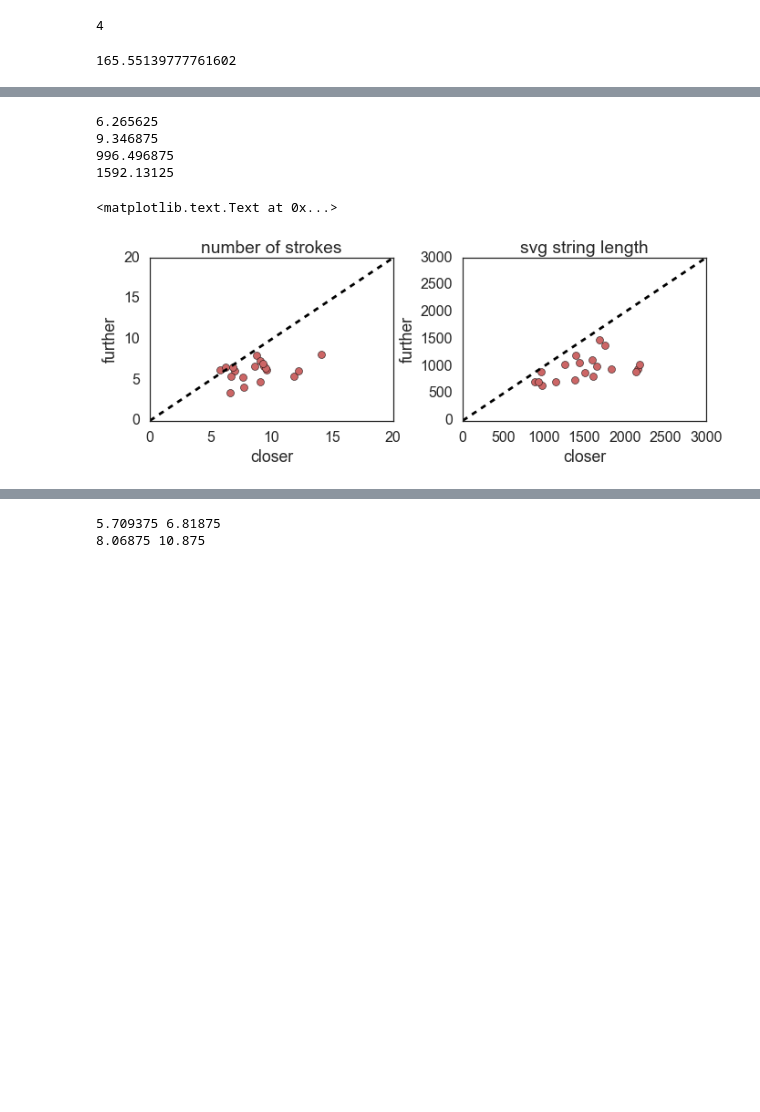
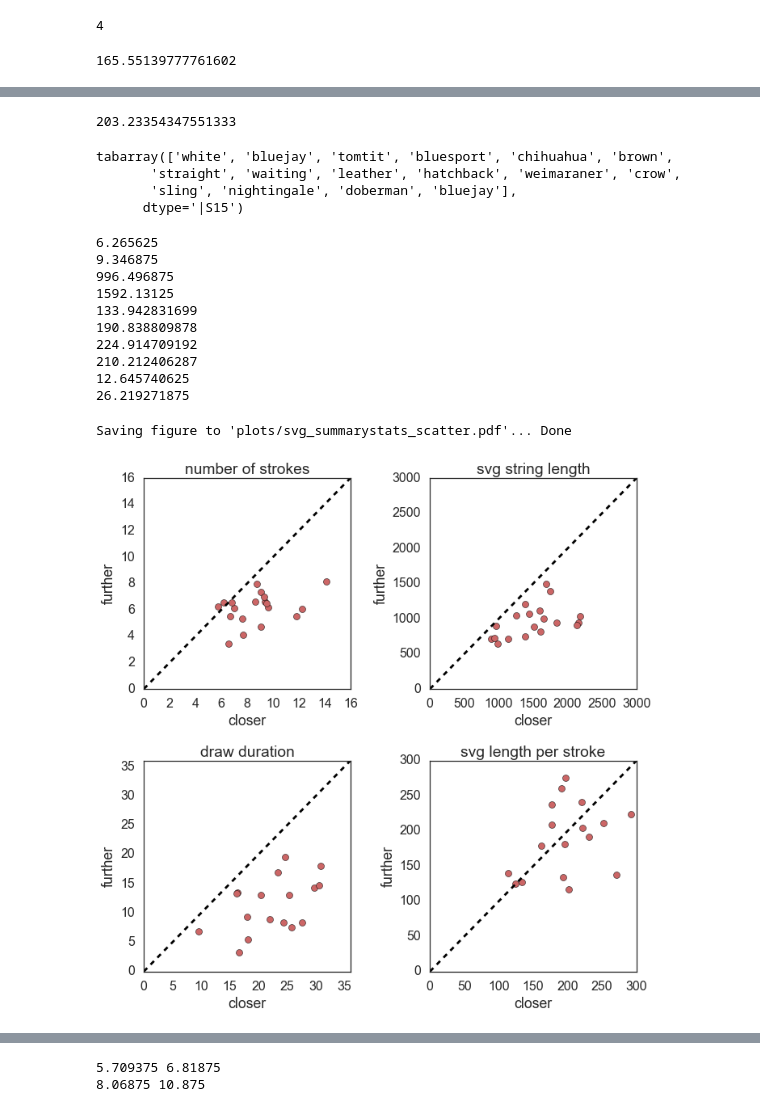
Before and after one commit to hawkrobe/reference_games, a Jupyter notebook: analysis/sketchpad/pilot_analysis.ipynb, the cells around one changed output, grey strips where cells are left out. Cells and saved outputs as stored; diff of their text form; code cells hidden in the pictures; blank space fills up the shorter version.

```diff
--- a/analysis/sketchpad/pilot_analysis.ipynb
+++ b/analysis/sketchpad/pilot_analysis.ipynb
@@ -384,6 +437,17 @@ Inferring names from the last header line (line 1 ).
 Inferring delimiter to be '\t'
 Setting metadata attribute from dialect delimiter to equal specified value: '\t'
 Inferring names from the last header line (line 1 ).
+# %%
+D[(D['gameID']== game) & (D['condition'] == 'further')]['svgStringStd'].mean()
+# %% [output]
+203.23354347551333
+# %%
+D[(D['gameID']== game) & (D['condition'] == 'further')]['numStrokes']
+# %% [output]
+tabarray(['white', 'bluejay', 'tomtit', 'bluesport', 'chihuahua', 'brown',
+       'straight', 'waiting', 'leather', 'hatchback', 'weimaraner', 'crow',
+       'sling', 'nightingale', 'doberman', 'bluejay'],
+      dtype='|S15')
 # %%
 # get summary statistics
 all_games = np.unique(D['gameID'])
@@ -391,47 +455,100 @@ further_strokes = []
 closer_strokes = []
 further_svgLength = []
 closer_svgLength = []
+further_svgStd = []
+closer_svgStd = []
+further_svgLengthPS = []
+closer_svgLengthPS = []
+further_drawDuration = []
+closer_drawDuration = []
 for game in all_games:
     further_strokes.append(D[(D['gameID']== game) & (D['condition'] == 'further')]['numStrokes'].mean())
     closer_strokes.append(D[(D['gameID']== game) & (D['condition'] == 'closer')]['numStrokes'].mean())
     further_svgLength.append(D[(D['gameID']== game) & (D['condition'] == 'further')]['svgStringLength'].mean())
     closer_svgLength.append(D[(D['gameID']== game) & (D['condition'] == 'closer')]['svgStringLength'].mean())
+    further_svgStd.append(D[(D['gameID']== game) & (D['condition'] == 'further')]['svgStringStd'].mean())
+    closer_svgStd.append(D[(D['gameID']== game) & (D['condition'] == 'closer')]['svgStringStd'].mean())
+    further_svgLengthPS.append(D[(D['gameID']== game) & (D['condition'] == 'further')]['svgStringLengthPerStroke'].mean())
+    closer_svgLengthPS.append(D[(D['gameID']== game) & (D['condition'] == 'closer')]['svgStringLengthPerStroke'].mean())
+    further_drawDuration.append(D[(D['gameID']== game) & (D['condition'] == 'further')]['drawDuration'].mean())
+    closer_drawDuration.append(D[(D['gameID']== game) & (D['condition'] == 'closer')]['drawDuration'].mean())
 
-further_strokes, closer_strokes, further_svgLength, closer_svgLength = map(np.array, \
-[further_strokes, closer_strokes, further_svgLength, closer_svgLength])
+further_strokes, closer_strokes, further_svgLength, closer_svgLength, \
+further_svgStd, closer_svgStd, further_svgLengthPS, closer_svgLengthPS, \
+further_drawDuration, closer_drawDuration = map(np.array, \
+[further_strokes, closer_strokes, further_svgLength, closer_svgLength,\
+ further_svgStd, closer_svgStd, further_svgLengthPS, closer_svgLengthPS, \
+further_drawDuration, closer_drawDuration])
 # %%
 print further_strokes.mean()
 print closer_strokes.mean()
 print further_svgLength.mean()
 print closer_svgLength.mean()
+print further_svgStd.mean()
+print closer_svgStd.mean()
+print further_svgLengthPS.mean()
+print closer_svgLengthPS.mean()
+print further_drawDuration.mean()
+print closer_drawDuration.mean()
 # %% [output]
 6.265625
 9.346875
 996.496875
 1592.13125
+133.942831699
+190.838809878
+224.914709192
+210.212406287
+12.645740625
+26.219271875
 # %%
-fig = plt.figure(figsize=(10,4))
-plt.subplot(1,2,1)
+fig = plt.figure(figsize=(10,10))
+plt.subplot(2,2,1)
 lb = 0
-ub = 20
+ub = 16
 plt.plot([lb,ub],[lb,ub],'k--')
 plt.scatter(closer_strokes,further_strokes,64,(0.8,0.4,0.4))
 plt.xlim([lb,ub])
 plt.ylim([lb,ub])
 plt.title('number of strokes')
 plt.xlabel('closer')
 plt.ylabel('further')
-plt.subplot(1,2,2)
+plt.subplot(2,2,2)
 lb = 0
 ub = 3000
 plt.plot([lb,ub],[lb,ub],'k--')
 plt.scatter(closer_svgLength,further_svgLength,64,(0.8,0.4,0.4))
 plt.xlim([lb,ub])
 plt.ylim([lb,ub])
 plt.tight_layout()
 plt.title('svg string length')
 plt.xlabel('closer')
 plt.ylabel('further')
+plt.subplot(2,2,3)
+lb = 0
+ub = 36
+plt.plot([lb,ub],[lb,ub],'k--')
+plt.scatter(closer_drawDuration,further_drawDuration,64,(0.8,0.4,0.4))
+plt.xlim([lb,ub])
+plt.ylim([lb,ub])
+plt.tight_layout()
+plt.title('draw duration')
+plt.xlabel('closer')
+plt.ylabel('further')
+plt.subplot(2,2,4)
+lb = 0
+ub = 300
+plt.plot([lb,ub],[lb,ub],'k--')
+plt.scatter(closer_svgLengthPS,further_svgLengthPS,64,(0.8,0.4,0.4))
+plt.xlim([lb,ub])
+plt.ylim([lb,ub])
+plt.tight_layout()
+plt.title('svg length per stroke')
+plt.xlabel('closer')
+plt.ylabel('further')
+save_out = 1
+if save_out:
+    helpers.save('plots/svg_summarystats_scatter', ext='pdf', close=False, verbose=True)
 # %% [output]
-<matplotlib.text.Text at 0x...>
+Saving figure to 'plots/svg_summarystats_scatter.pdf'... Done
-[figure, old version]
+[figure, new version]
```
Also changed, not shown: parts of 17 cells of this notebook.
